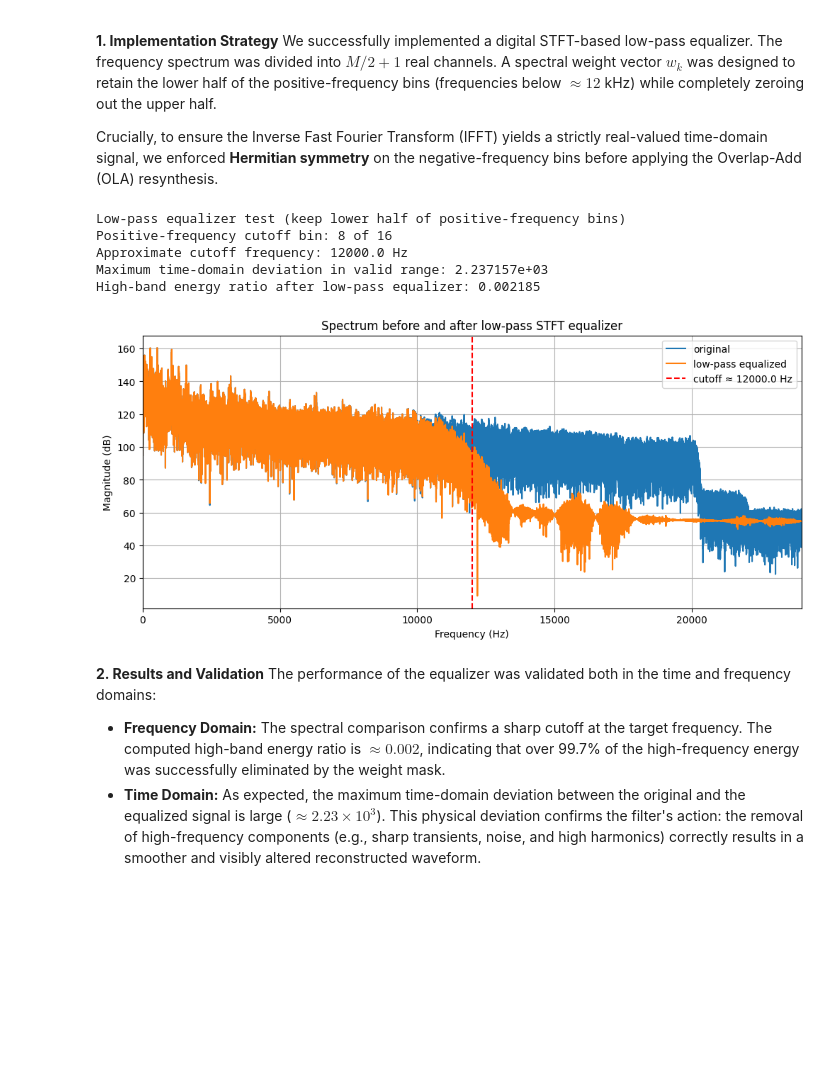
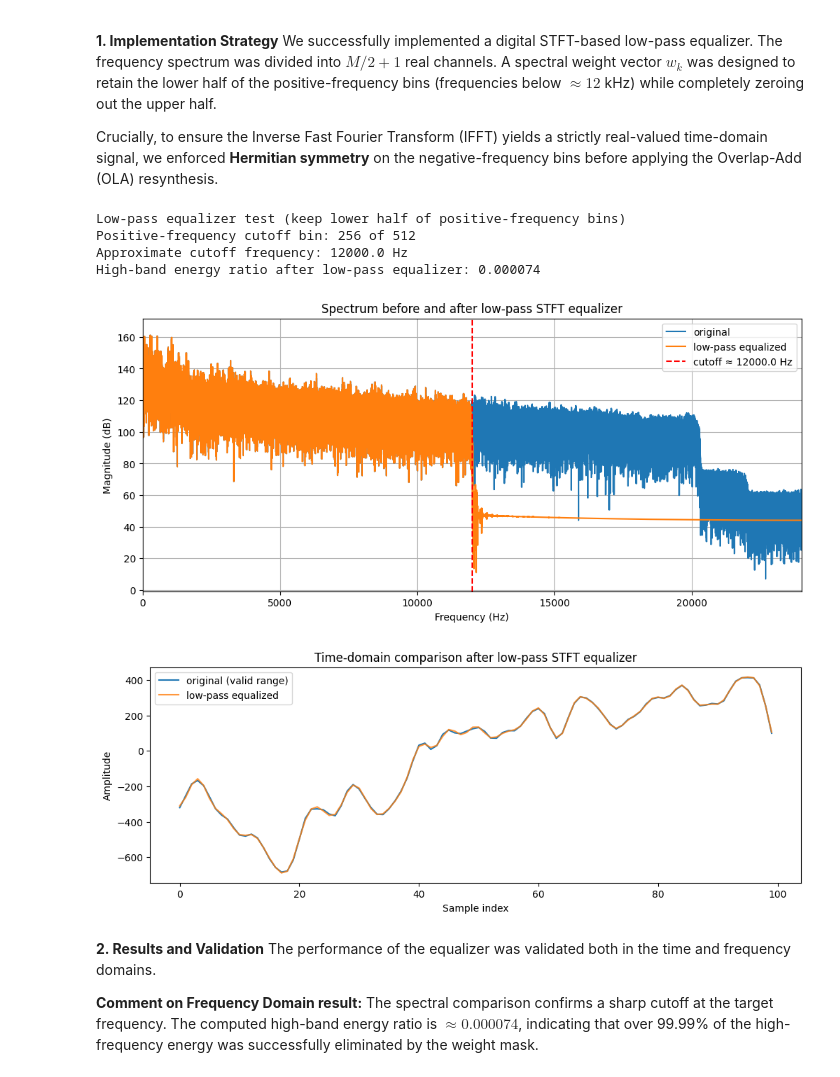
Before and after one commit to Brian0919/LAB_signal_processing, a Jupyter notebook: template-TP-conversion-STFT.ipynb, the cells around one changed output. Saved outputs shown, nothing was run; the diff lists cells and outputs as text; code cells hidden in the pictures; blank space fills up the shorter version.

```diff
--- a/template-TP-conversion-STFT.ipynb
+++ b/template-TP-conversion-STFT.ipynb
@@ -399,6 +399,8 @@ $$f(n) = 1 \quad \forall n$$
 We will now verify this condition computationally using a product window $w_p(n) = w(n)w_s(n) = h(n)^2$, where $h(n)$ is a normalized Hann window. A 75% overlap implies that the hop size $R$ is exactly $1/4$ of the window length $N_w$.
 # %%
 
+M = 1024
+Nw = 1024
 overlap_ratio = 0.75  # 75% overlap  -> hop size = Nw/4
 
 R = int(Nw * (1-overlap_ratio))
@@ -442,6 +444,8 @@ We implemented the Inverse STFT (ISTFT) using the Overlap-Add (OLA) method direc
 # %%
 
 w = h
+Nt = np.rint((N - Nw) / R) # calcul du nombre de tfd à calculer
+Nt = Nt.astype(int)
 Xtilde = np.zeros((M,Nt),dtype=complex)
 y = np.zeros((Nt-1) * R + Nw)
 
@@ -490,6 +494,7 @@ Crucially, to ensure the Inverse Fast Fourier Transform (IFFT) yields a strictly
 # Here we implement a low-pass equalizer by keeping only the lower half of the positive-frequency channels.
 
 M_e = int(M // 2 + 1)
+
 
 # Low-pass weights in the positive-frequency domain.
 wk = np.ones(M_e)
@@ -501,8 +506,8 @@ w_eq = np.zeros(M, dtype=complex)
 w_eq[:M_e] = wk
 w_eq[M_e:] = np.conj(wk[1:M_e-1][::-1])  # Hermitian symmetry for real signals
 
+
 w = h.flatten()
-
 y_eq = np.zeros((Nt - 1) * R + Nw)
 for u in range(Nt):
     X = Xtilde[:, u]
@@ -523,47 +528,45 @@ print(f'Approximate cutoff frequency: {cutoff * Fs / M:.1f} Hz')
 
 x_ref = x[valid_start:valid_end]
 y_ref = y_eq[valid_start:valid_end]
-error_eq = np.max(np.abs(y_ref - x_ref))
-print(f'Maximum time-domain deviation in valid range: {error_eq:.6e}')
 
 N_spec = len(x_ref)
 f_spec = np.fft.rfftfreq(N_spec, d=1/Fs)
 X_orig = np.abs(np.fft.rfft(x_ref))
 Y_eq = np.abs(np.fft.rfft(y_ref))
 f_cutoff = cutoff * Fs / M
 energy_orig_high = np.sum(X_orig[f_spec > f_cutoff]**2)
 energy_eq_high = np.sum(Y_eq[f_spec > f_cutoff]**2)
 print(f'High-band energy ratio after low-pass equalizer: {energy_eq_high / (energy_orig_high + 1e-12):.6f}')
 
 plt.figure(figsize=(12, 5))
 plt.plot(f_spec, 20*np.log10(X_orig + 1e-12), label='original')
 plt.plot(f_spec, 20*np.log10(Y_eq + 1e-12), label='low-pass equalized')
 plt.axvline(f_cutoff, color='red', linestyle='--', label=f'cutoff ≈ {f_cutoff:.1f} Hz')
 plt.xlim(0, Fs/2)
 plt.xlabel('Frequency (Hz)')
 plt.ylabel('Magnitude (dB)')
 plt.legend()
 plt.title('Spectrum before and after low-pass STFT equalizer')
 plt.grid()
 plt.show()
 
 plt.figure(figsize=(12, 4))
 plt.plot(x_ref[:100], label='original (valid range)')
 plt.plot(y_ref[:100], label='low-pass equalized', alpha=0.8)
 plt.legend()
 plt.title('Time-domain comparison after low-pass STFT equalizer')
 plt.xlabel('Sample index')
 plt.ylabel('Amplitude')
 plt.show()
 # %% [output]
 Low-pass equalizer test (keep lower half of positive-frequency bins)
-Positive-frequency cutoff bin: 8 of 16
+Positive-frequency cutoff bin: 256 of 512
 Approximate cutoff frequency: 12000.0 Hz
-Maximum time-domain deviation in valid range: 2.237157e+03
-High-band energy ratio after low-pass equalizer: 0.002185
+High-band energy ratio after low-pass equalizer: 0.000074
-[figure, old version]
+[figure, new version]
+[figure, added]
 # %% [markdown]
 **2. Results and Validation**
-The performance of the equalizer was validated both in the time and frequency domains:
-* **Frequency Domain:** The spectral comparison confirms a sharp cutoff at the target frequency. The computed high-band energy ratio is $\approx 0.002$, indicating that over 99.7% of the high-frequency energy was successfully eliminated by the weight mask.
-* **Time Domain:** As expected, the maximum time-domain deviation between the original and the equalized signal is large ($\approx 2.23 \times 10^3$). This physical deviation confirms the filter's action: the removal of high-frequency components (e.g., sharp transients, noise, and high harmonics) correctly results in a smoother and visibly altered reconstructed waveform.
+The performance of the equalizer was validated both in the time and frequency domains.
+
+**Comment on Frequency Domain result:** The spectral comparison confirms a sharp cutoff at the target frequency. The computed high-band energy ratio is $\approx 0.000074$, indicating that over 99.99% of the high-frequency energy was successfully eliminated by the weight mask.
```
Also changed, not shown: parts of 2 cells of this notebook, 1 other file.
